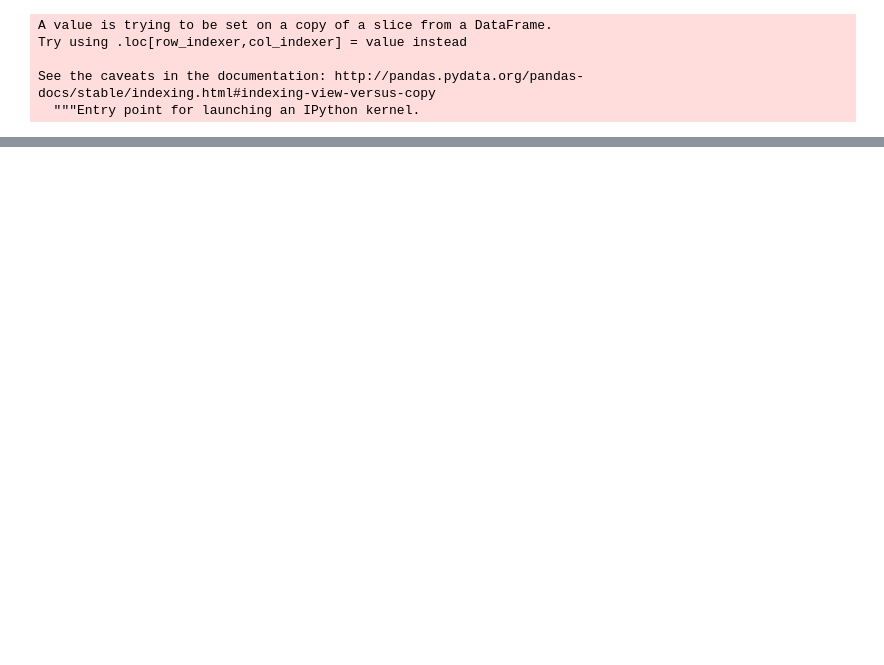
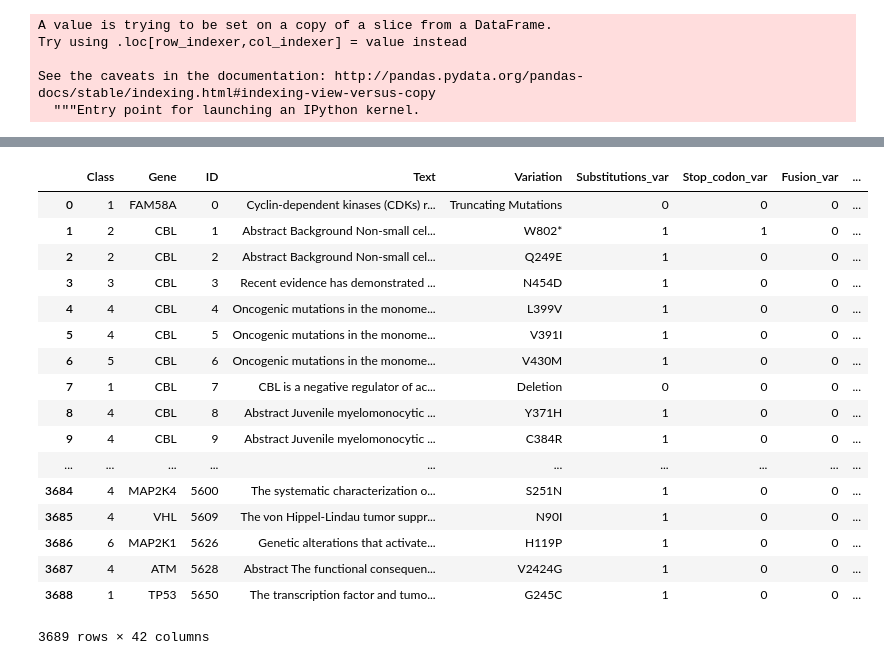
Before and after one commit to Sorelz/Kaggle_MSK, a Jupyter notebook: No_window/nw_Pre_Processing.ipynb, the cells around one changed output, grey strips where cells are left out. Cells and saved outputs as stored; diff of their text form; code cells hidden in the pictures; blank space fills up the shorter version.

```diff
--- a/No_window/nw_Pre_Processing.ipynb
+++ b/No_window/nw_Pre_Processing.ipynb
@@ -254,0 +296,21 @@ new_test_1.shape
+# %%
+new_train_1
+# %% [output]
+|  | Class | Gene | ID | Text | Variation | Substitutions_var | Stop_codon_var | Fusion_var | ... |
+| 0 | 1 | FAM58A | 0 | Cyclin-dependent kinases (CDKs) r... | Truncating Mutations | 0 | 0 | 0 | ... |
+| 1 | 2 | CBL | 1 | Abstract Background Non-small cel... | W802* | 1 | 1 | 0 | ... |
+| 2 | 2 | CBL | 2 | Abstract Background Non-small cel... | Q249E | 1 | 0 | 0 | ... |
+| 3 | 3 | CBL | 3 | Recent evidence has demonstrated ... | N454D | 1 | 0 | 0 | ... |
+| 4 | 4 | CBL | 4 | Oncogenic mutations in the monome... | L399V | 1 | 0 | 0 | ... |
+| 5 | 4 | CBL | 5 | Oncogenic mutations in the monome... | V391I | 1 | 0 | 0 | ... |
+| 6 | 5 | CBL | 6 | Oncogenic mutations in the monome... | V430M | 1 | 0 | 0 | ... |
+| 7 | 1 | CBL | 7 | CBL is a negative regulator of ac... | Deletion | 0 | 0 | 0 | ... |
+| 8 | 4 | CBL | 8 | Abstract Juvenile myelomonocytic ... | Y371H | 1 | 0 | 0 | ... |
+| 9 | 4 | CBL | 9 | Abstract Juvenile myelomonocytic ... | C384R | 1 | 0 | 0 | ... |
+| ... | ... | ... | ... | ... | ... | ... | ... | ... | ... |
+| 3684 | 4 | MAP2K4 | 5600 | The systematic characterization o... | S251N | 1 | 0 | 0 | ... |
+| 3685 | 4 | VHL | 5609 | The von Hippel-Lindau tumor suppr... | N90I | 1 | 0 | 0 | ... |
+| 3686 | 6 | MAP2K1 | 5626 | Genetic alterations that activate... | H119P | 1 | 0 | 0 | ... |
+| 3687 | 4 | ATM | 5628 | Abstract The functional consequen... | V2424G | 1 | 0 | 0 | ... |
+| 3688 | 1 | TP53 | 5650 | The transcription factor and tumo... | G245C | 1 | 0 | 0 | ... |
+3689 rows × 42 columns
```
Also changed, not shown: parts of 5 cells of this notebook, 2 other files.
